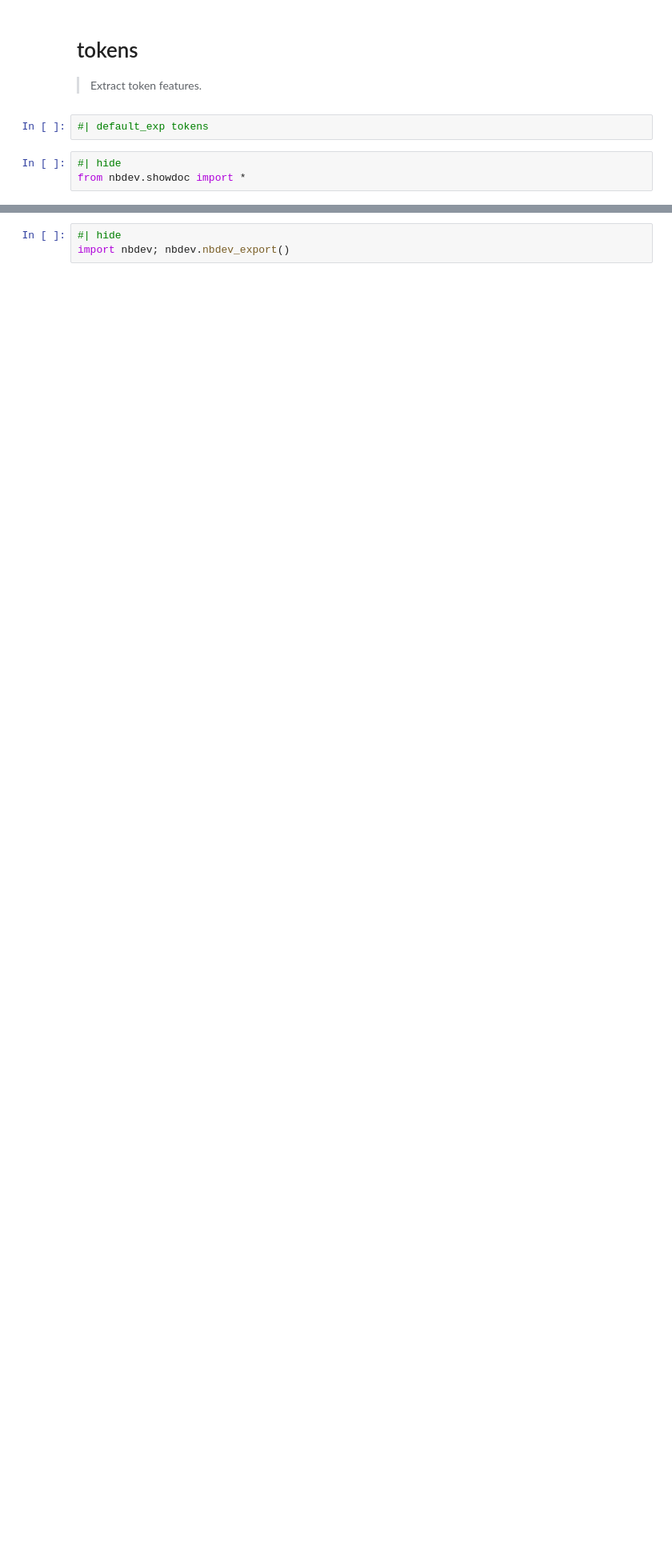
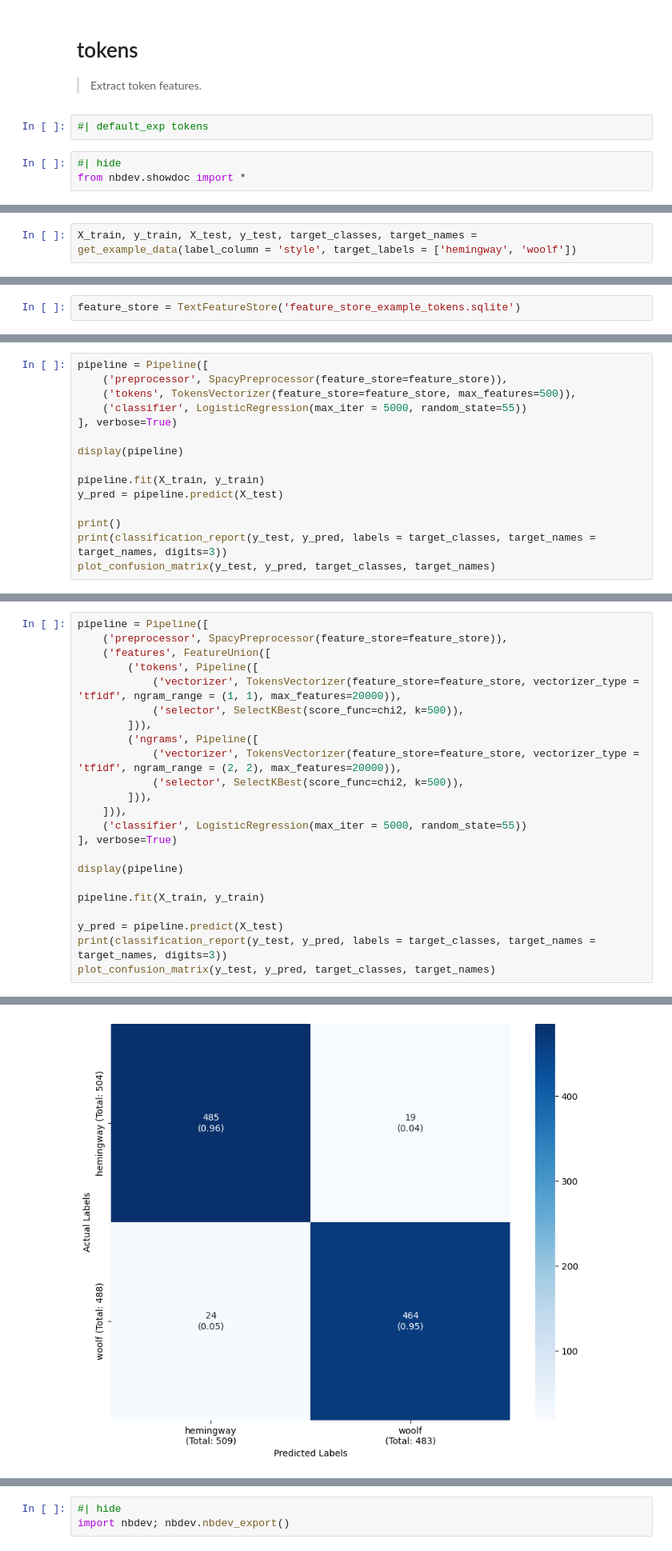
Before and after one commit to polsci/textplumber, a Jupyter notebook: nbs/20_tokens.ipynb, the cells around one changed output, grey strips where cells are left out. Shown at 80% size. Cells and saved outputs as stored; diff of their text form; blank space fills up the shorter version.

Commit message:
use patch for documentation, add backwards compatibility, add example

```diff
--- a/nbs/20_tokens.ipynb
+++ b/nbs/20_tokens.ipynb
@@ -79,0 +97,2 @@ from sklearn.pipeline import Pipeline
+# %%
+X_train, y_train, X_test, y_test, target_classes, target_names = get_example_data(label_column = 'style', target_labels = ['hemingway', 'woolf'])
@@ -79,0 +105,2 @@ from sklearn.pipeline import Pipeline
+# %%
+feature_store = TextFeatureStore('feature_store_example_tokens.sqlite')
@@ -79,0 +109,15 @@ from sklearn.pipeline import Pipeline
+# %%
+pipeline = Pipeline([
+    ('preprocessor', SpacyPreprocessor(feature_store=feature_store)),
+    ('tokens', TokensVectorizer(feature_store=feature_store, max_features=500)),
+    ('classifier', LogisticRegression(max_iter = 5000, random_state=55))
+], verbose=True)
+
+display(pipeline)
+
+pipeline.fit(X_train, y_train)
+y_pred = pipeline.predict(X_test)
+
+print()
+print(classification_report(y_test, y_pred, labels = target_classes, target_names = target_names, digits=3))
+plot_confusion_matrix(y_test, y_pred, target_classes, target_names)
@@ -79,0 +148,24 @@ from sklearn.pipeline import Pipeline
+# %%
+pipeline = Pipeline([
+    ('preprocessor', SpacyPreprocessor(feature_store=feature_store)),
+    ('features', FeatureUnion([
+	    ('tokens', Pipeline([
+            ('vectorizer', TokensVectorizer(feature_store=feature_store, vectorizer_type = 'tfidf', ngram_range = (1, 1), max_features=20000)),
+            ('selector', SelectKBest(score_func=chi2, k=500)),
+		])),
+	    ('ngrams', Pipeline([
+            ('vectorizer', TokensVectorizer(feature_store=feature_store, vectorizer_type = 'tfidf', ngram_range = (2, 2), max_features=20000)),
+            ('selector', SelectKBest(score_func=chi2, k=500)),
+		])),
+	])),
+    ('classifier', LogisticRegression(max_iter = 5000, random_state=55))
+], verbose=True)
+
+display(pipeline)
+
+pipeline.fit(X_train, y_train)
+
+y_pred = pipeline.predict(X_test)
+print(classification_report(y_test, y_pred, labels = target_classes, target_names = target_names, digits=3))
+plot_confusion_matrix(y_test, y_pred, target_classes, target_names)
+# %% [output]
@@ -79,0 +200 @@ from sklearn.pipeline import Pipeline
+[figure, added]
```
Also changed, not shown: parts of 17 cells of this notebook.
